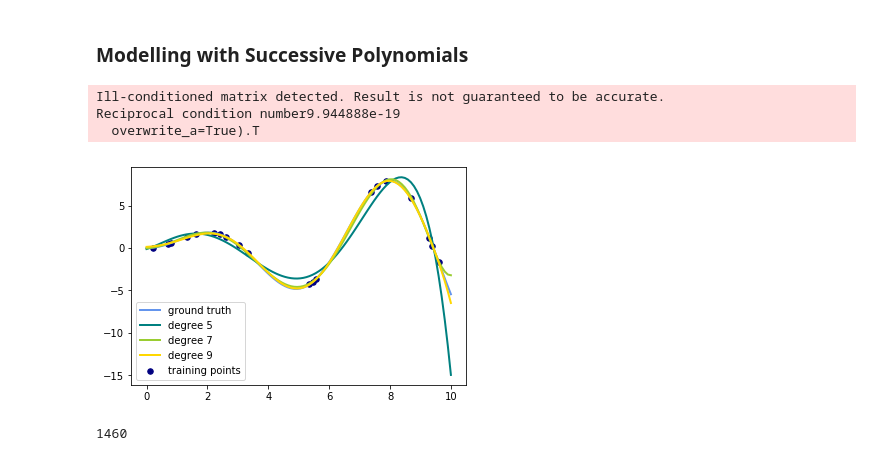
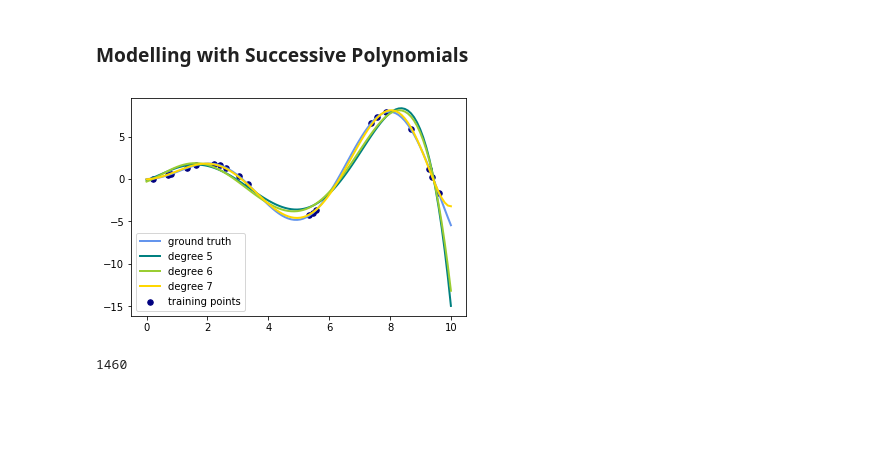
Before and after one commit to calebdagenhart/ds-skills-polynomial-pipeline-atlanta-ds-100918, a Jupyter notebook: index.ipynb, the cells around one changed output. Saved outputs shown, nothing was run; the diff lists cells and outputs as text; code cells hidden in the pictures; blank space fills up the shorter version.

```diff
--- a/index.ipynb
+++ b/index.ipynb
@@ -96,38 +96,35 @@ x_plot = np.linspace(0, 10, 100)
 
 # generate points and keep a subset of them
 x = np.linspace(0, 10, 100)
 rng = np.random.RandomState(0)
 rng.shuffle(x)
 x = np.sort(x[:20])
 y = f(x)
 
 # create matrix versions of these arrays
 X = x.reshape(-1,1)
 X_plot = x_plot.reshape(-1, 1)
 # [:, np.newaxis]
 # X_plot = x_plot[:, np.newaxis]
 
 colors = ['teal', 'yellowgreen', 'gold']
 lw = 2
 plt.plot(x_plot, f(x_plot), color='cornflowerblue', linewidth=lw,
          label="ground truth")
 plt.scatter(x, y, color='navy', s=30, marker='o', label="training points")
 
-for count, degree in enumerate([5, 7, 9]):
+for count, degree in enumerate([5, 6, 7]):
     model = make_pipeline(PolynomialFeatures(degree), Ridge())
     model.fit(X, y)
     y_plot = model.predict(X_plot)
     plt.plot(x_plot, y_plot, color=colors[count], linewidth=lw,
              label="degree {}".format(degree))
 
 plt.legend(loc='lower left')
 
 plt.show()
 # %% [output]
-Ill-conditioned matrix detected. Result is not guaranteed to be accurate.
-Reciprocal condition number9.944888e-19
-  overwrite_a=True).T
-[figure, old version]
+[figure, new version]
 # %%
 import pandas as pd
 import numpy as np
```
